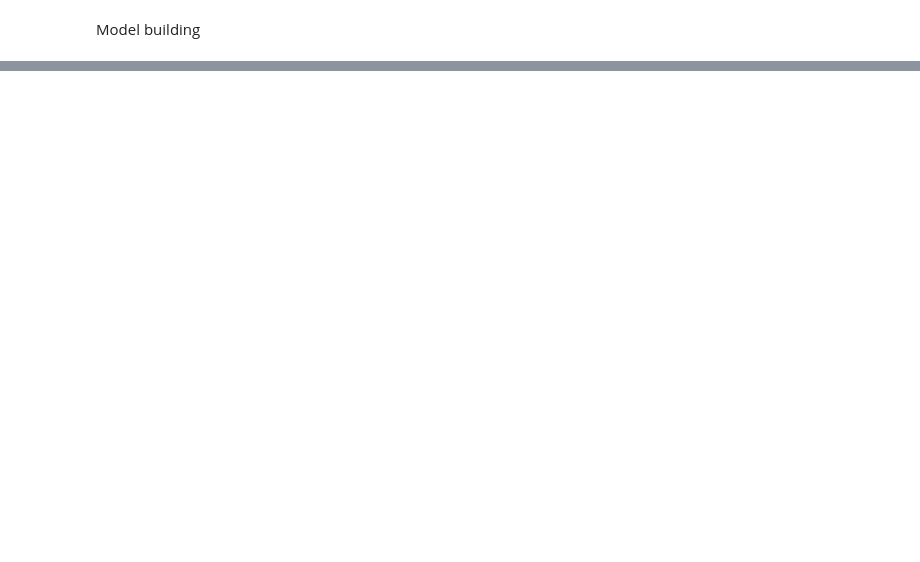
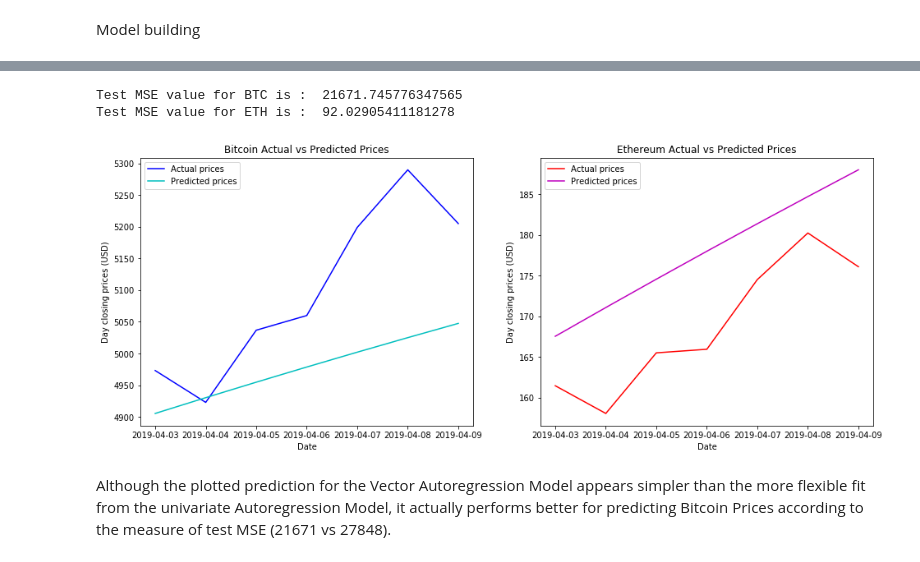
Before and after one commit to alexgoldsmith/coinbot, a Jupyter notebook: crypto_notebook.ipynb, the cells around one changed output, grey strips where cells are left out. Cells and saved outputs as stored; diff of their text form; code cells hidden in the pictures; blank space fills up the shorter version.

```diff
--- a/crypto_notebook.ipynb
+++ b/crypto_notebook.ipynb
@@ -127,6 +199,35 @@ from statsmodels.tsa.vector_ar.var_model import VAR
 model = VAR(train, freq = 'D')
 model_fit = model.fit()
 
-#Make predictions and score results
-from sklearn.metrics import mean_squared_error
-predictions = model_fit.forecast(model_fit.y, steps = len(test))
+#Make predictions
+prediction = model_fit.forecast(model_fit.y, steps = len(test))
+# %%
+#Convert predictions to dataframe
+pred = pd.DataFrame(prediction, index=test.index, columns=test.columns)
+
+#Print MSE
+for i in pred.columns:
+    print('Test MSE value for', i, 'is : ', mean_squared_error(pred[i], test[i]))
+# %% [output]
+Test MSE value for BTC is :  21671.745776347565
+Test MSE value for ETH is :  92.02905411181278
+# %%
+#Plot predictions
+fig, ax = plt.subplots(1,2, figsize = (16,6))
+ax[0].plot(test['BTC'], color = 'b', label = 'Actual prices')
+ax[0].plot(pred['BTC'], color = 'c', label = 'Predicted prices')
+ax[0].legend()
+ax[0].set_title('Bitcoin Actual vs Predicted Prices')
+ax[0].set_ylabel('Day closing prices (USD)')
+ax[0].set_xlabel('Date')
+ax[1].plot(test['ETH'], color = 'r', label = 'Actual prices')
+ax[1].plot(pred['ETH'], color = 'm', label = 'Predicted prices')
+ax[1].legend()
+ax[1].set_title('Ethereum Actual vs Predicted Prices')
+ax[1].set_ylabel('Day closing prices (USD)')
+ax[1].set_xlabel('Date')
+plt.show()
+# %% [output]
+[figure, added]
+# %% [markdown]
+Although the plotted prediction for the Vector Autoregression Model appears simpler than the more flexible fit from the univariate Autoregression Model, it actually performs better for predicting Bitcoin Prices according to the measure of test MSE (21671 vs 27848).
```
Also changed, not shown: parts of 16 cells of this notebook.
